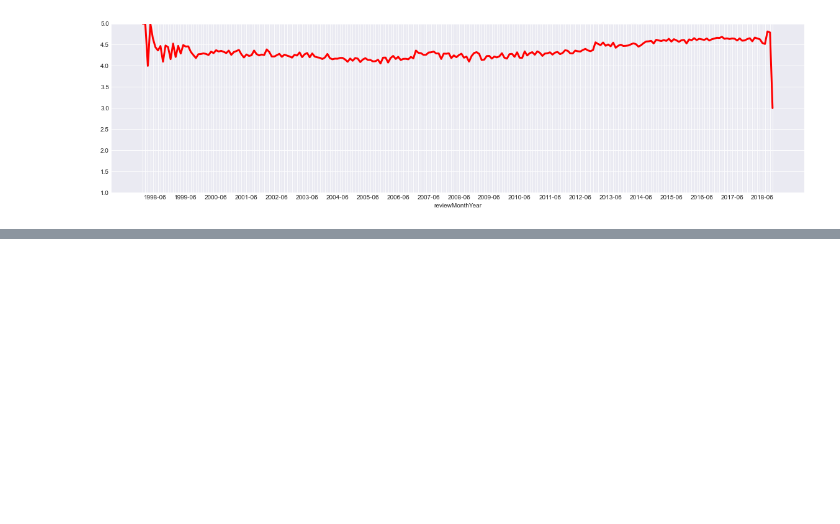
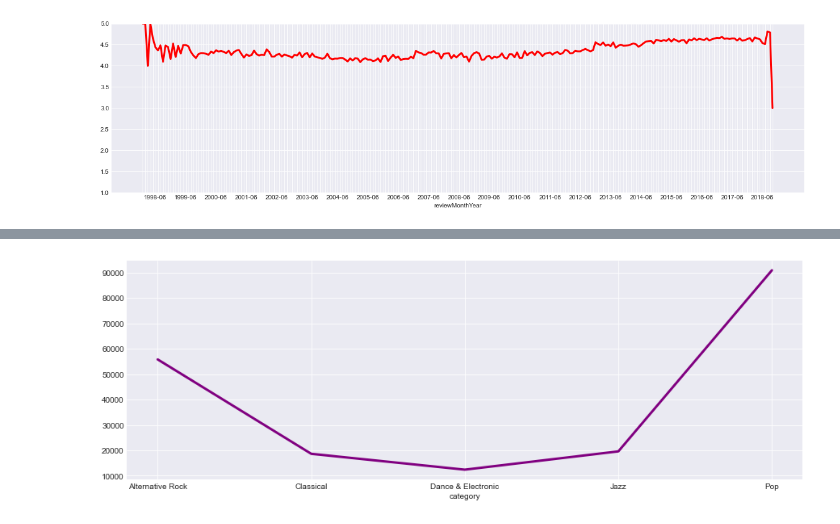
Before and after one commit to MattB17/AmazonRecommenderSystem, a Jupyter notebook: Exploration.ipynb, the cells around one changed output, grey strips where cells are left out. Drawn from its saved outputs; the diff is of its cells as text; code cells hidden in the pictures; blank space fills up the shorter version.

```diff
--- a/Exploration.ipynb
+++ b/Exploration.ipynb
@@ -112,0 +133,9 @@ Name: price, Length: 200000, dtype: object>
+# %%
+grouped_type_count = analysis_df.groupby(analysis_df['category'])['overall'].count()
+
+plt.figure(figsize=(15, 5))
+grouped_type_count.plot(color='purple', linewidth=3)
+plt.xticks(range(5), grouped_type_average.index)
+plt.show()
+# %% [output]
+[figure, added]
```
Also changed, not shown: parts of 20 cells of this notebook.
